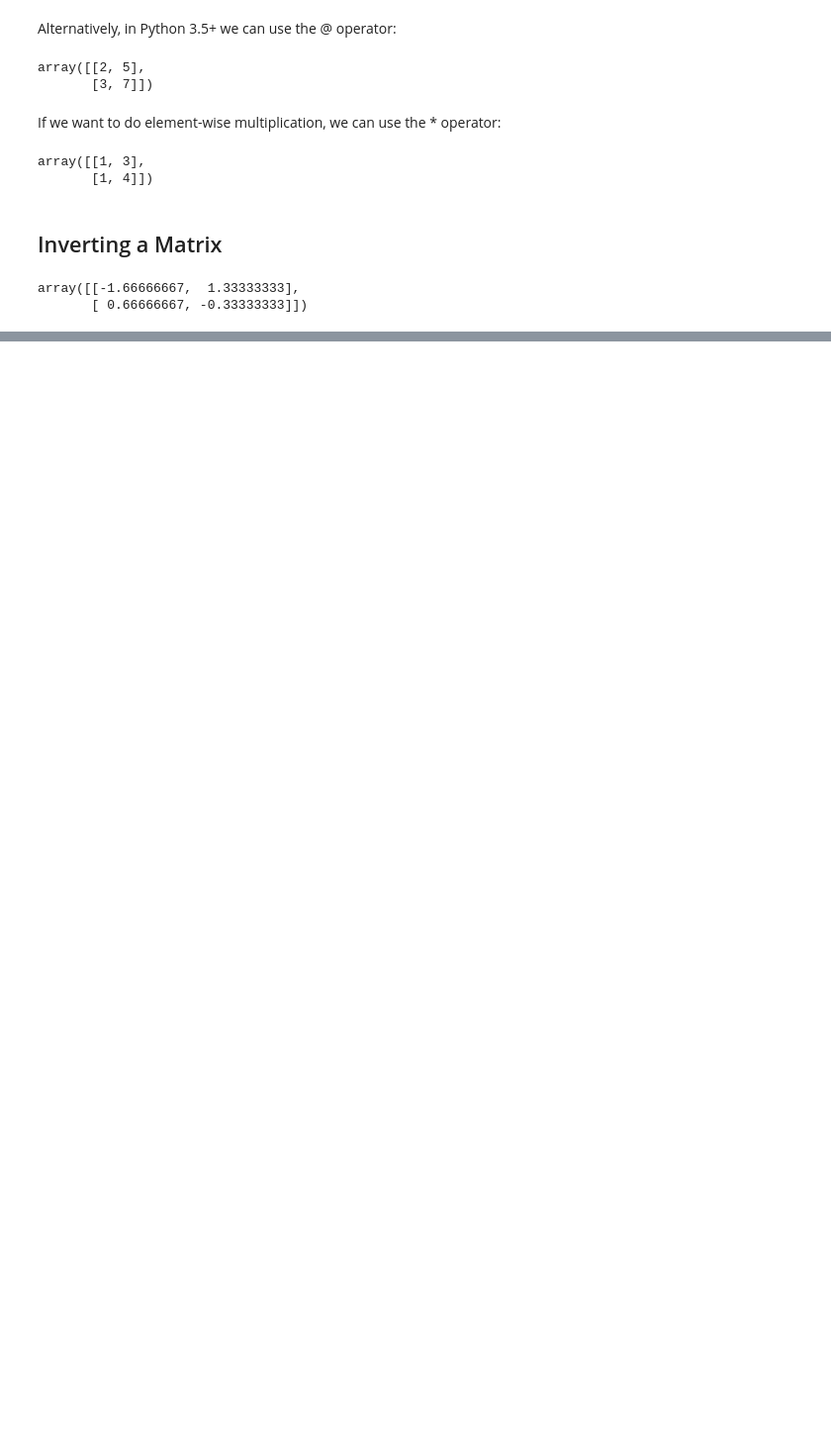
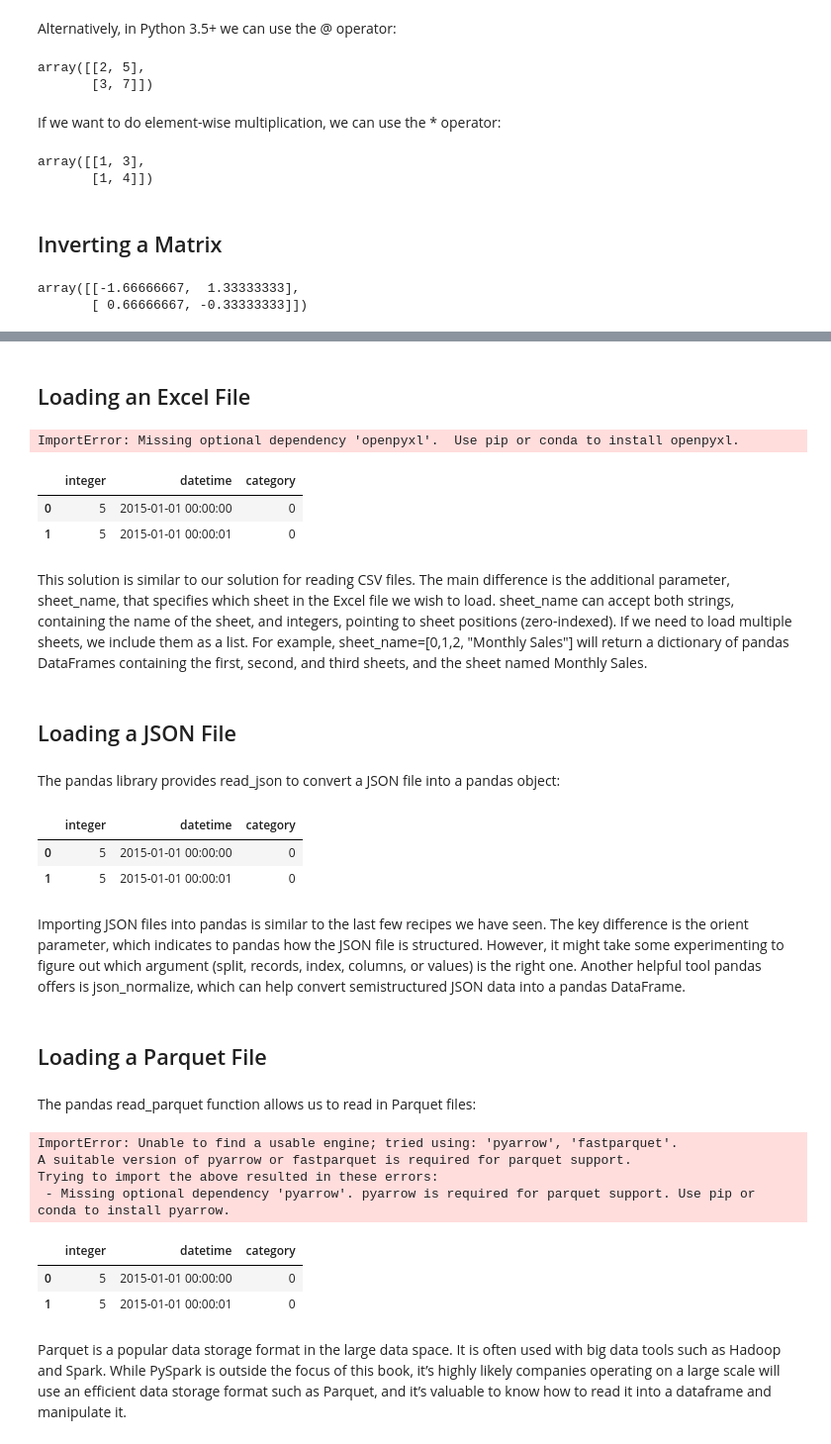
Before and after one commit to amccown982/Python-ML, a Jupyter notebook: ML_Python_Cookbook.ipynb, the cells around one changed output, grey strips where cells are left out. Shown: that part at 99% size. Cells and saved outputs as stored; diff of their text form; code cells hidden in the pictures; blank space fills up the shorter version.

```diff
--- a/ML_Python_Cookbook.ipynb
+++ b/ML_Python_Cookbook.ipynb
@@ -634,0 +918,2 @@ array([[-1.66666667,  1.33333333],
+# %% [markdown]
+## Loading an Excel File
@@ -634,0 +923,21 @@ array([[-1.66666667,  1.33333333],
+# %%
+# Create URL
+url = 'https://raw.githubusercontent.com/chrisalbon/sim_data/master/data.xlsx'
+# %%
+# Load data
+dataframe = pd.read_excel(url, sheet_name=0, header=0)
+# %% [output]
+ImportError: Missing optional dependency 'openpyxl'.  Use pip or conda to install openpyxl.
+# %%
+# View the first two rows
+dataframe.head(2)
+# %% [output]
+|  | integer | datetime | category |
+| 0 | 5 | 2015-01-01 00:00:00 | 0 |
+| 1 | 5 | 2015-01-01 00:00:01 | 0 |
+# %% [markdown]
+This solution is similar to our solution for reading CSV files. The main difference is the additional parameter, sheet_name, that specifies which sheet in the Excel file we wish to load. sheet_name can accept both strings, containing the name of the sheet, and integers, pointing to sheet positions (zero-indexed). If we need to load multiple sheets, we include them as a list. For example, sheet_name=[0,1,2, "Monthly Sales"] will return a dictionary of pandas DataFrames containing the first, second, and third sheets, and the sheet named Monthly Sales.
+# %% [markdown]
+## Loading a JSON File
+# %% [markdown]
+The pandas library provides read_json to convert a JSON file into a pandas object:
@@ -634,0 +953,13 @@ array([[-1.66666667,  1.33333333],
+# %%
+# View the first two rows
+dataframe.head(2)
+# %% [output]
+|  | integer | datetime | category |
+| 0 | 5 | 2015-01-01 00:00:00 | 0 |
+| 1 | 5 | 2015-01-01 00:00:01 | 0 |
+# %% [markdown]
+Importing JSON files into pandas is similar to the last few recipes we have seen. The key difference is the orient parameter, which indicates to pandas how the JSON file is structured. However, it might take some experimenting to figure out which argument (split, records, index, columns, or values) is the right one. Another helpful tool pandas offers is json_normalize, which can help convert semistructured JSON data into a pandas DataFrame.
+# %% [markdown]
+## Loading a Parquet File
+# %% [markdown]
+The pandas read_parquet function allows us to read in Parquet files:
@@ -634,0 +972,17 @@ array([[-1.66666667,  1.33333333],
+# %%
+# Load data
+dataframe = pd.read_parquet(url)
+# %% [output]
+ImportError: Unable to find a usable engine; tried using: 'pyarrow', 'fastparquet'.
+A suitable version of pyarrow or fastparquet is required for parquet support.
+Trying to import the above resulted in these errors:
+ - Missing optional dependency 'pyarrow'. pyarrow is required for parquet support. Use pip or conda to install pyarrow.
+# %%
+# View the first two rows
+dataframe.head(2)
+# %% [output]
+|  | integer | datetime | category |
+| 0 | 5 | 2015-01-01 00:00:00 | 0 |
+| 1 | 5 | 2015-01-01 00:00:01 | 0 |
+# %% [markdown]
+Parquet is a popular data storage format in the large data space. It is often used with big data tools such as Hadoop and Spark. While PySpark is outside the focus of this book, it’s highly likely companies operating on a large scale will use an efficient data storage format such as Parquet, and it’s valuable to know how to read it into a dataframe and manipulate it.
```
Also changed, not shown: parts of 107 cells of this notebook, 3 other files.
